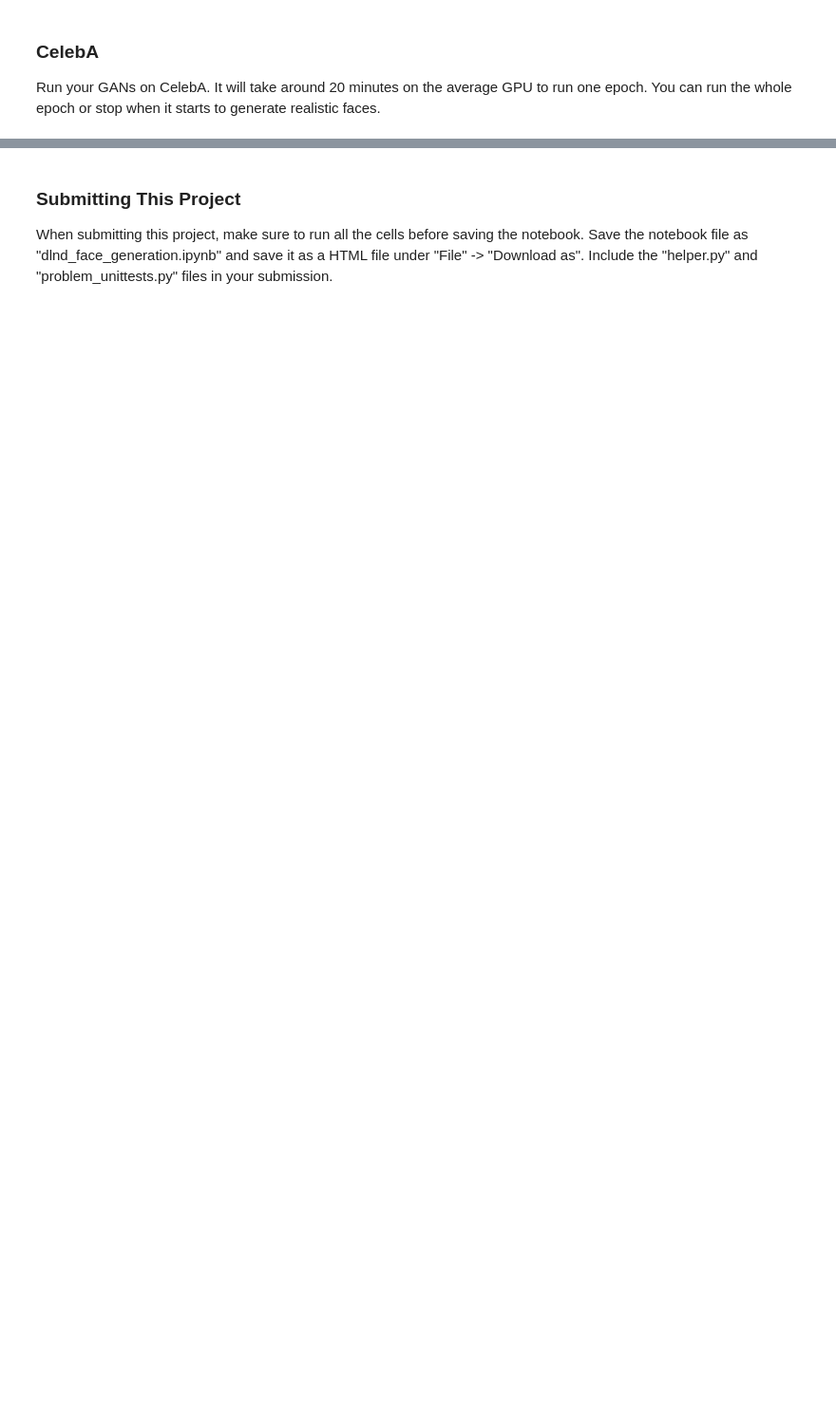
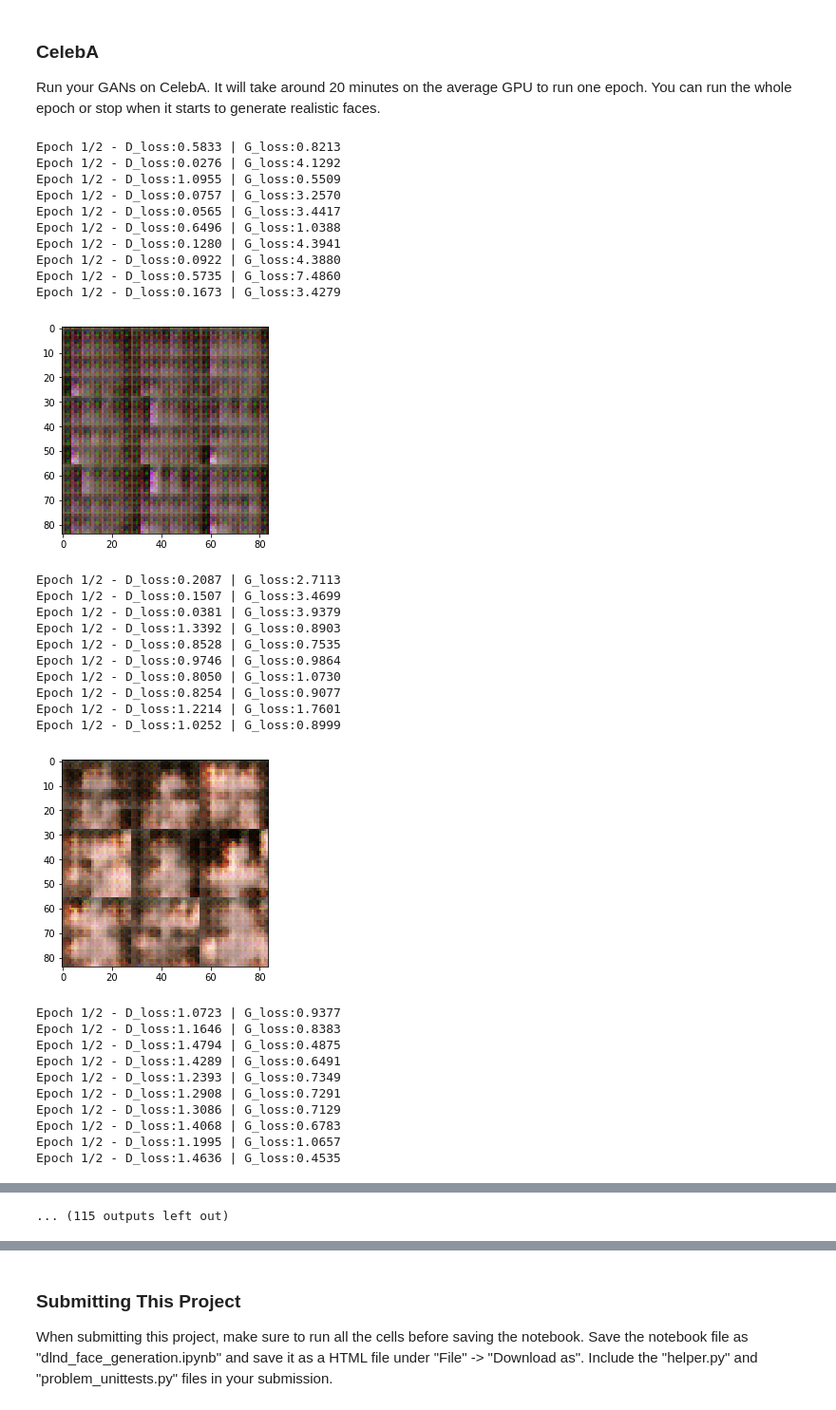
Before and after one commit to JackBurdick/GAN_face_generation, a Jupyter notebook: dlnd_face_generation.ipynb, the cells around one changed output, grey strips where cells are left out. Shown at 95% size. Cells and saved outputs as stored; diff of their text form; code cells hidden in the pictures; blank space fills up the shorter version.

```diff
--- a/dlnd_face_generation.ipynb
+++ b/dlnd_face_generation.ipynb
@@ -470,18 +497,51 @@ Epoch 1/2 ---- Loss - Discriminator:0.3459 ---- Loss - Generator:1.9415
 ### CelebA
 Run your GANs on CelebA.  It will take around 20 minutes on the average GPU to run one epoch.  You can run the whole epoch or stop when it starts to generate realistic faces.
 # %%
-batch_size = None
-z_dim = None
-learning_rate = None
-beta1 = None
+batch_size = 64
+z_dim = 100
+learning_rate = 0.001
+beta1 = 0.01
 
 
 """
 DON'T MODIFY ANYTHING IN THIS CELL THAT IS BELOW THIS LINE
 """
-epochs = 1
+epochs = 2
 
 celeba_dataset = helper.Dataset('celeba', glob(os.path.join(data_dir, 'img_align_celeba/*.jpg')))
 with tf.Graph().as_default():
     train(epochs, batch_size, z_dim, learning_rate, beta1, celeba_dataset.get_batches,
           celeba_dataset.shape, celeba_dataset.image_mode)
+# %% [output]
+Epoch 1/2 - D_loss:0.5833 | G_loss:0.8213
+Epoch 1/2 - D_loss:0.0276 | G_loss:4.1292
+Epoch 1/2 - D_loss:1.0955 | G_loss:0.5509
+Epoch 1/2 - D_loss:0.0757 | G_loss:3.2570
+Epoch 1/2 - D_loss:0.0565 | G_loss:3.4417
+Epoch 1/2 - D_loss:0.6496 | G_loss:1.0388
+Epoch 1/2 - D_loss:0.1280 | G_loss:4.3941
+Epoch 1/2 - D_loss:0.0922 | G_loss:4.3880
+Epoch 1/2 - D_loss:0.5735 | G_loss:7.4860
+Epoch 1/2 - D_loss:0.1673 | G_loss:3.4279
+[figure, added]
+Epoch 1/2 - D_loss:0.2087 | G_loss:2.7113
+Epoch 1/2 - D_loss:0.1507 | G_loss:3.4699
+Epoch 1/2 - D_loss:0.0381 | G_loss:3.9379
+Epoch 1/2 - D_loss:1.3392 | G_loss:0.8903
+Epoch 1/2 - D_loss:0.8528 | G_loss:0.7535
+Epoch 1/2 - D_loss:0.9746 | G_loss:0.9864
+Epoch 1/2 - D_loss:0.8050 | G_loss:1.0730
+Epoch 1/2 - D_loss:0.8254 | G_loss:0.9077
+Epoch 1/2 - D_loss:1.2214 | G_loss:1.7601
+Epoch 1/2 - D_loss:1.0252 | G_loss:0.8999
+[figure, added]
+Epoch 1/2 - D_loss:1.0723 | G_loss:0.9377
+Epoch 1/2 - D_loss:1.1646 | G_loss:0.8383
+Epoch 1/2 - D_loss:1.4794 | G_loss:0.4875
+Epoch 1/2 - D_loss:1.4289 | G_loss:0.6491
+Epoch 1/2 - D_loss:1.2393 | G_loss:0.7349
+Epoch 1/2 - D_loss:1.2908 | G_loss:0.7291
+Epoch 1/2 - D_loss:1.3086 | G_loss:0.7129
+Epoch 1/2 - D_loss:1.4068 | G_loss:0.6783
+Epoch 1/2 - D_loss:1.1995 | G_loss:1.0657
+Epoch 1/2 - D_loss:1.4636 | G_loss:0.4535
@@ -487,0 +582 @@ with tf.Graph().as_default():
+... (115 outputs left out)
```
Also changed, not shown: parts of 8 cells of this notebook, 2 other files.
